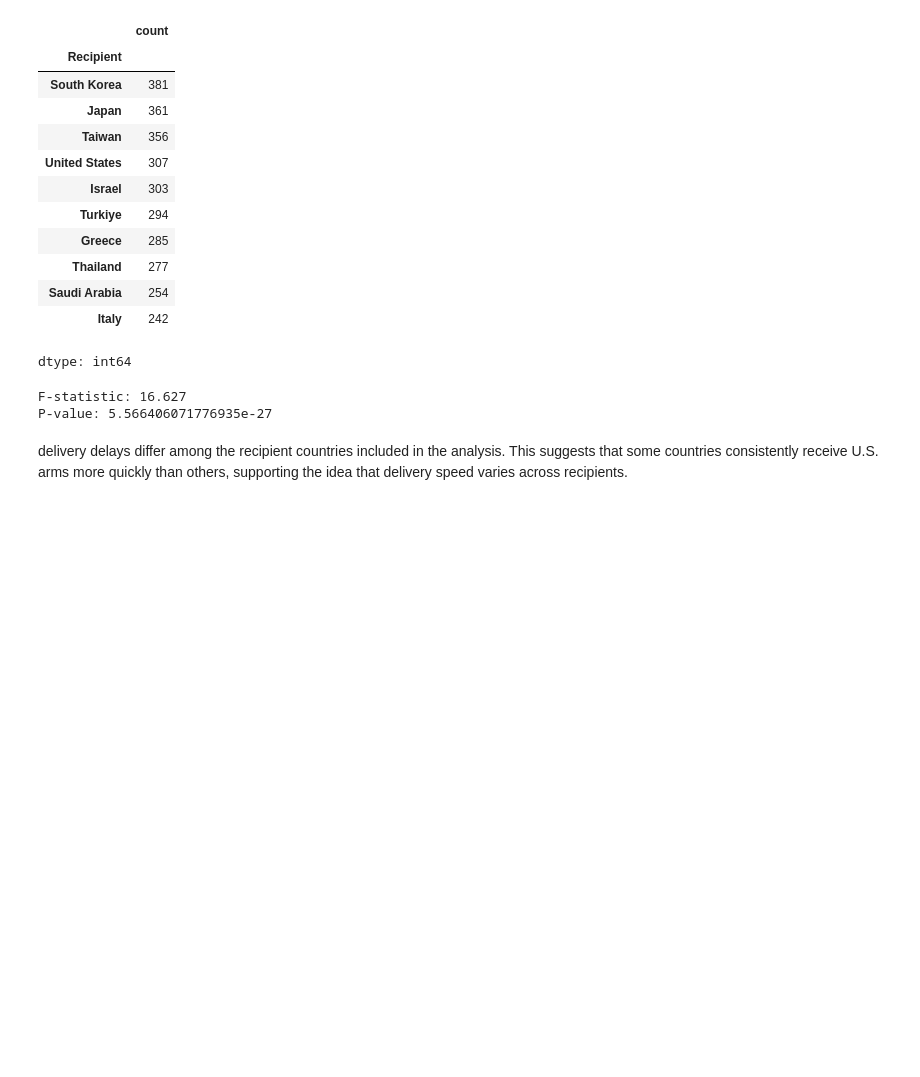
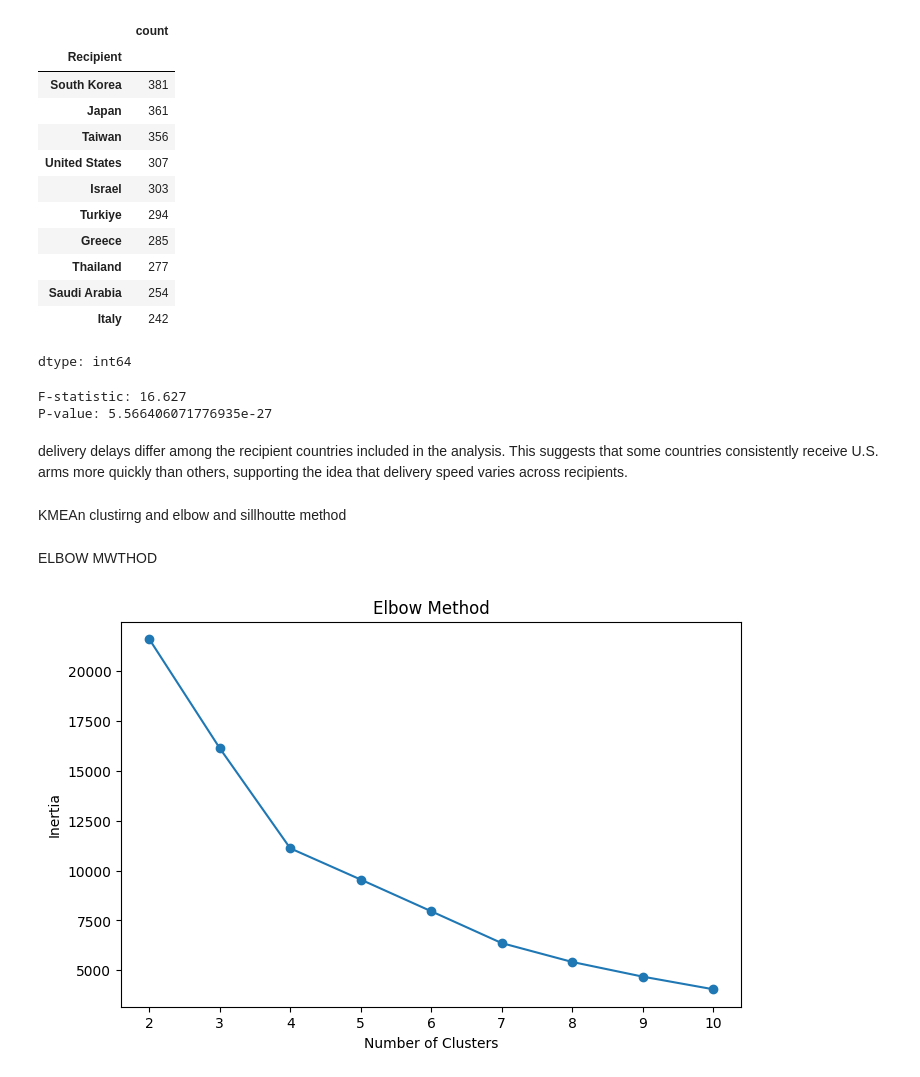
Before and after one commit to Requiessss/DATA-science-prj, a Jupyter notebook: Main_prj.ipynb, the cells around one changed output. Saved outputs shown, nothing was run; the diff lists cells and outputs as text; code cells hidden in the pictures; blank space fills up the shorter version.

```diff
--- a/Main_prj.ipynb
+++ b/Main_prj.ipynb
@@ -628,3 +628,49 @@ F-statistic: 16.627
 P-value: 5.566406071776935e-27
 # %% [markdown]
 delivery delays differ among the recipient countries included in the analysis. This suggests that some countries consistently receive U.S. arms more quickly than others, supporting the idea that delivery speed varies across recipients.
+# %% [markdown]
+KMEAn clustirng and elbow and sillhoutte method
+# %%
+features = arms_df[
+    [
+        "delivery_delay",
+        "SIPRI TIV per unit",
+        "Number ordered"
+    ]
+].dropna()
+# %%
+scaler = StandardScaler()
+
+scaled = scaler.fit_transform(features)
+# %% [markdown]
+ELBOW MWTHOD
+# %%
+inertia = []
+
+for k in range(2,11):
+
+    model = KMeans(
+        n_clusters=k,
+        random_state=42,
+        n_init=10
+    )
+
+    model.fit(scaled)
+
+    inertia.append(model.inertia_)
+
+plt.figure(figsize=(8,5))
+
+plt.plot(
+    range(2,11),
+    inertia,
+    marker="o"
+)
+
+plt.xlabel("Number of Clusters")
+plt.ylabel("Inertia")
+plt.title("Elbow Method")
+
+plt.show()
+# %% [output]
+[figure, added]
```
Also changed, not shown: parts of 6 cells of this notebook.
